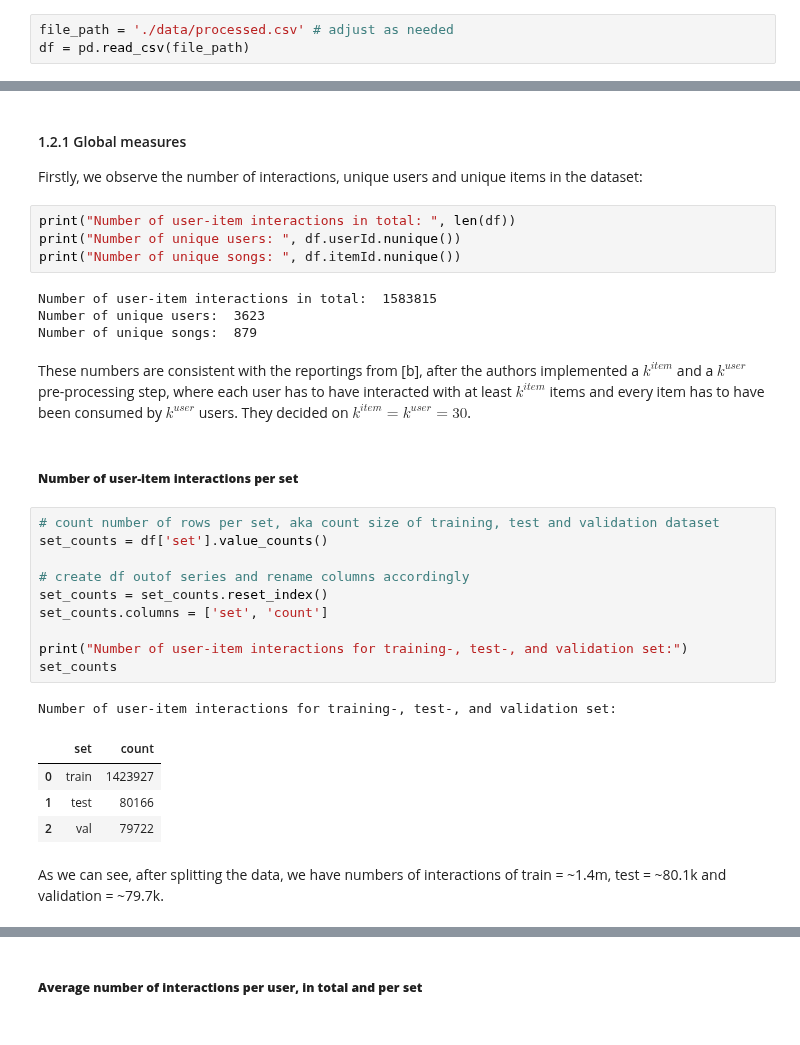
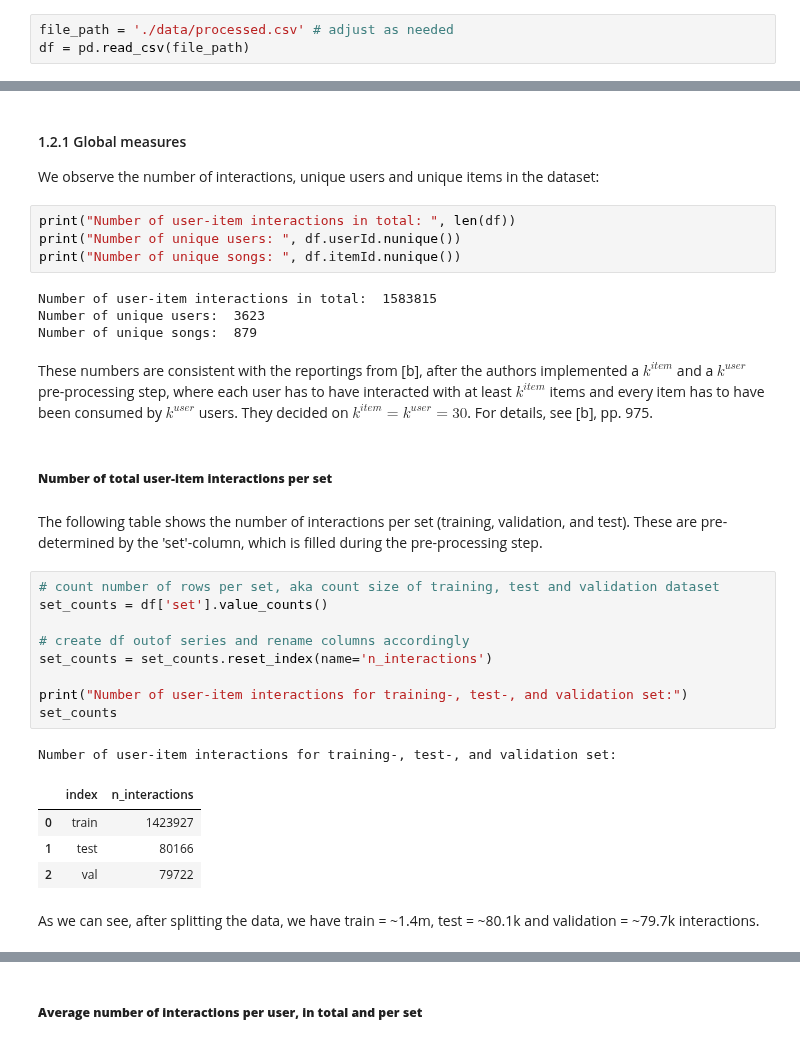
Before and after one commit to Laura-Legat/Practical-Work-AI, a Jupyter notebook: dataset_analysis.ipynb, the cells around one changed output, grey strips where cells are left out. Drawn from its saved outputs; the diff is of its cells as text.

Commit message:
Updated report

```diff
--- a/dataset_analysis.ipynb
+++ b/dataset_analysis.ipynb
@@ -50,7 +54,7 @@ df = pd.read_csv(file_path)
 # %% [markdown]
 #### 1.2.1 Global measures
 
-Firstly, we observe the number of interactions, unique users and unique items in the dataset:
+We observe the number of interactions, unique users and unique items in the dataset:
 # %%
 print("Number of user-item interactions in total: ", len(df))
 print("Number of unique users: ", df.userId.nunique())
@@ -60,24 +64,25 @@ Number of user-item interactions in total:  1583815
 Number of unique users:  3623
 Number of unique songs:  879
 # %% [markdown]
-These numbers are consistent with the reportings from [b], after the authors implemented a $k^{item}$ and a $k^{user}$ pre-processing step, where each user has to have interacted with at least $k^{item}$ items and every item has to have been consumed by $k^{user}$ users. They decided on $k^{item} = k^{user} = 30$.
+These numbers are consistent with the reportings from [b], after the authors implemented a $k^{item}$ and a $k^{user}$ pre-processing step, where each user has to have interacted with at least $k^{item}$ items and every item has to have been consumed by $k^{user}$ users. They decided on $k^{item} = k^{user} = 30$. For details, see [b], pp. 975.
 # %% [markdown]
-##### **Number of user-item interactions per set**
+##### **Number of total user-item interactions per set**
+# %% [markdown]
+The following table shows the number of interactions per set (training, validation, and test). These are pre-determined by the 'set'-column, which is filled during the pre-processing step.
 # %%
 # count number of rows per set, aka count size of training, test and validation dataset
 set_counts = df['set'].value_counts()
 
 # create df outof series and rename columns accordingly
-set_counts = set_counts.reset_index()
-set_counts.columns = ['set', 'count']
+set_counts = set_counts.reset_index(name='n_interactions')
 
 print("Number of user-item interactions for training-, test-, and validation set:")
 set_counts
 # %% [output]
 Number of user-item interactions for training-, test-, and validation set:
-|  | set | count |
+|  | index | n_interactions |
 | 0 | train | 1423927 |
 | 1 | test | 80166 |
 | 2 | val | 79722 |
 # %% [markdown]
-As we can see, after splitting the data, we have numbers of interactions of train = ~1.4m, test = ~80.1k and validation = ~79.7k.
+As we can see, after splitting the data, we have train = ~1.4m, test = ~80.1k and validation = ~79.7k interactions.
```
Also changed, not shown: parts of 15 cells of this notebook, 1 other file.
